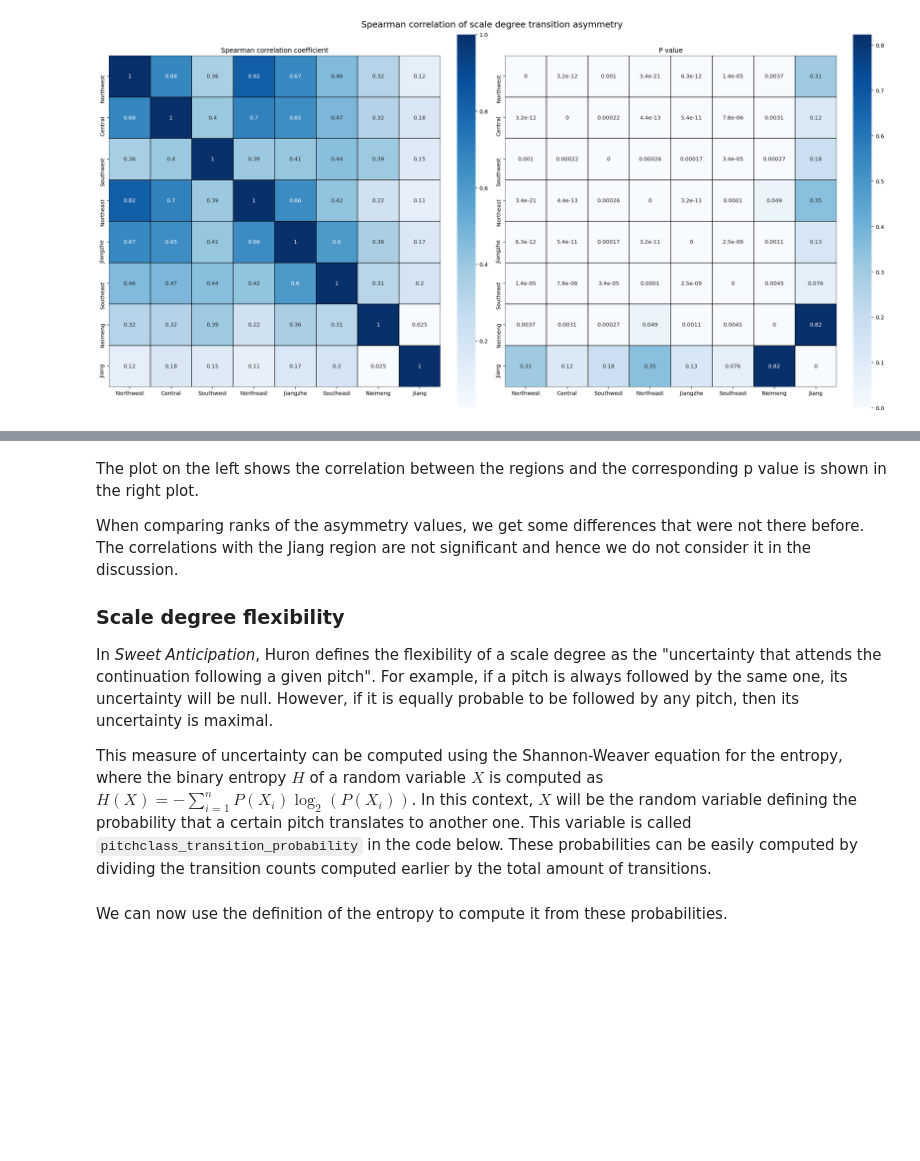
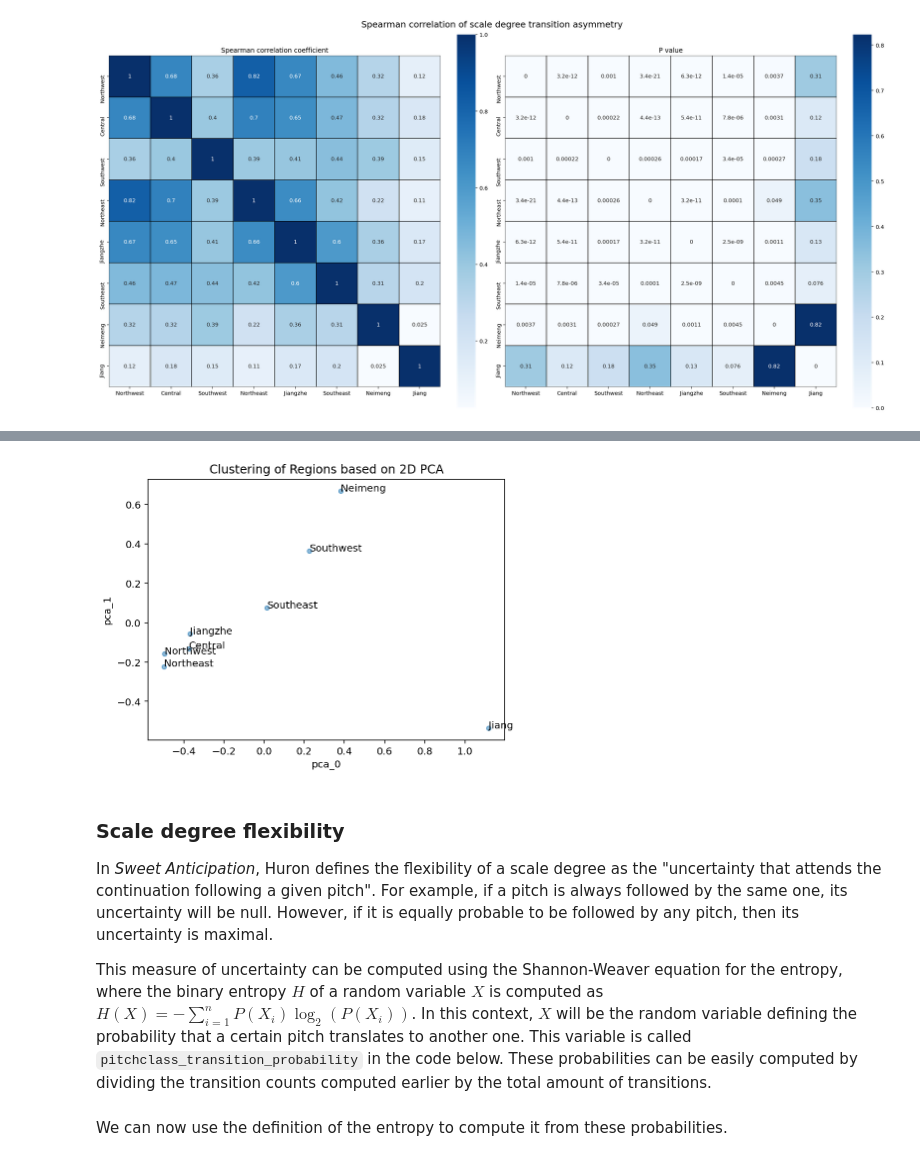
Before and after one commit to ravinitheshreddy/Digital-Musicology-Project, a Jupyter notebook: milestone3_results_quantification.ipynb, the cells around one changed output, grey strips where cells are left out. Drawn from its saved outputs; the diff is of its cells as text; code cells hidden in the pictures; blank space fills up the shorter version.

Commit message:
PCA clustering

```diff
--- a/milestone3_results_quantification.ipynb
+++ b/milestone3_results_quantification.ipynb
@@ -561,7 +637,23 @@ Text(0.5, 1.0, 'P value')
+# %%
+# define pca for 2 components
+pca = PCA(n_components=2)
+pca.fit(spear_corr_asymm_df)
+
+# get the reduced dataframe
+columns = ['pca_%i' % i for i in range(2)]
+df_pca = pd.DataFrame(pca.transform(spear_corr_asymm_df), columns=columns, index=spear_corr_asymm_df.index)
+
+# plot the reduced dataframe
+ax = df_pca.plot.scatter(x='pca_0', y='pca_1', alpha=0.5)
+for i, txt in enumerate(df_pca.index):
+    ax.annotate(txt, (df_pca.pca_0.iat[i],df_pca.pca_1.iat[i]))
+
+plt.title("Clustering of Regions based on 2D PCA")
+plt.show()
+# %% [output]
+[figure, added]
 # %% [markdown]
-The plot on the left shows the correlation between the regions and the corresponding p value is shown in the right plot.
 
-When comparing ranks of the asymmetry values, we get some differences that were not there before. The correlations with the Jiang region are not significant and hence we do not consider it in the discussion.
 
 ### Scale degree flexibility
 
```
Also changed, not shown: parts of 11 cells of this notebook.
